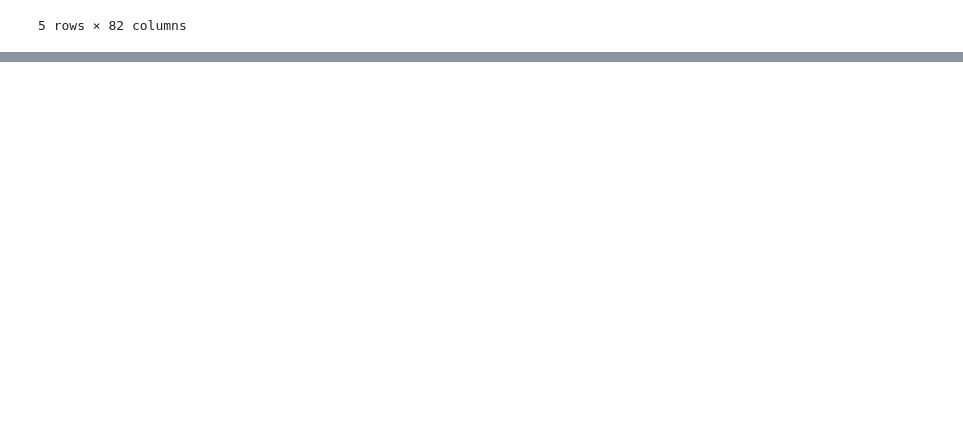
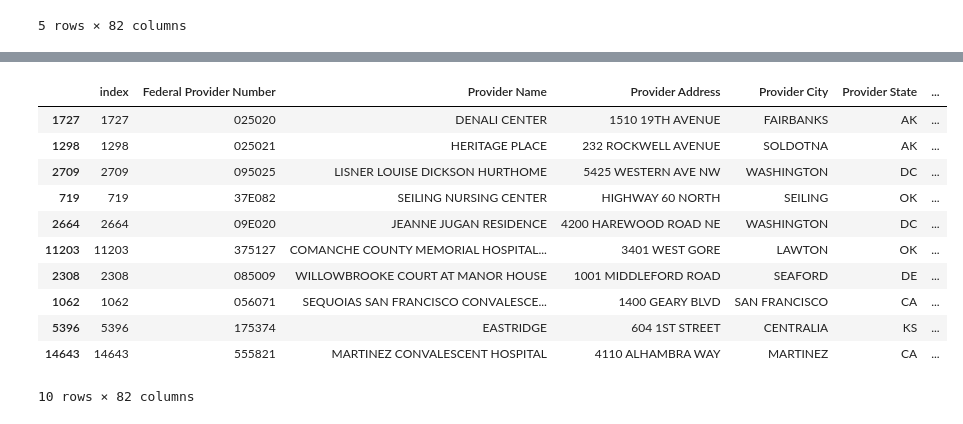
Before and after one commit to ngchi21/Springboard_Capstone_2, a Jupyter notebook: Data_Wrangling.ipynb, the cells around one changed output, grey strips where cells are left out. Saved outputs shown, nothing was run; the diff lists cells and outputs as text; code cells hidden in the pictures; blank space fills up the shorter version.

```diff
--- a/Data_Wrangling.ipynb
+++ b/Data_Wrangling.ipynb
@@ -43,0 +73,12 @@ df.head()
+# %%
+# Repeating the above step for columns that should be strings instead of objects.
+
+# Creating dictionary of columns that should be strings.
+list_str = [1,2,3,4,5,9,10,13,15,24,26,28,30,32,33,34,80]
+
+dict_str = {df.columns[column]: 'string' for column in list_str}
+
+# Casting columns as int
+df = df.astype(dict_str)
+# Checking that changes were made
+df.info()
@@ -43,0 +103,12 @@ df.head()
+# %%
+# Repeating the above step for columns that should be dates instead of objects.
+
+# Creating dictionary of columns that should be dates.
+list_date = [16,53,61,69,81]
+
+dict_date = {df.columns[column]: 'datetime64[ns]' for column in list_date}
+
+# Casting columns as int
+df = df.astype(dict_date)
+# Checking that changes were made
+df.info()
@@ -72,0 +256,21 @@ print(df_WA.iloc[0,:])
+# %%
+# Creating variables to store the top 10 nursing homes both nationally and locally - in WA state.
+
+df_ranking_sort = df.sort_values(by = ['Overall Rating','Health Inspection Rating','QM Rating','Staffing Rating','RN Staffing Rating', 'Total Weighted Health Survey Score'], ascending = False)
+# %%
+# Finding the top 10 nursing homes in the country based on their respective metric scores.
+top10national = df_ranking_sort.iloc[0:10,:]
+top10national
+# %% [output]
+|  | index | Federal Provider Number | Provider Name | Provider Address | Provider City | Provider State | ... |
+| 1727 | 1727 | 025020 | DENALI CENTER | 1510 19TH AVENUE | FAIRBANKS | AK | ... |
+| 1298 | 1298 | 025021 | HERITAGE PLACE | 232 ROCKWELL AVENUE | SOLDOTNA | AK | ... |
+| 2709 | 2709 | 095025 | LISNER LOUISE DICKSON HURTHOME | 5425 WESTERN AVE NW | WASHINGTON | DC | ... |
+| 719 | 719 | 37E082 | SEILING NURSING CENTER | HIGHWAY 60 NORTH | SEILING | OK | ... |
+| 2664 | 2664 | 09E020 | JEANNE JUGAN RESIDENCE | 4200 HAREWOOD ROAD NE | WASHINGTON | DC | ... |
+| 11203 | 11203 | 375127 | COMANCHE COUNTY MEMORIAL HOSPITAL... | 3401 WEST GORE | LAWTON | OK | ... |
+| 2308 | 2308 | 085009 | WILLOWBROOKE COURT AT MANOR HOUSE | 1001 MIDDLEFORD ROAD | SEAFORD | DE | ... |
+| 1062 | 1062 | 056071 | SEQUOIAS SAN FRANCISCO CONVALESCE... | 1400 GEARY BLVD | SAN FRANCISCO | CA | ... |
+| 5396 | 5396 | 175374 | EASTRIDGE | 604 1ST STREET | CENTRALIA | KS | ... |
+| 14643 | 14643 | 555821 | MARTINEZ CONVALESCENT HOSPITAL | 4110 ALHAMBRA WAY | MARTINEZ | CA | ... |
+10 rows × 82 columns
```
Also changed, not shown: parts of 12 cells of this notebook.
